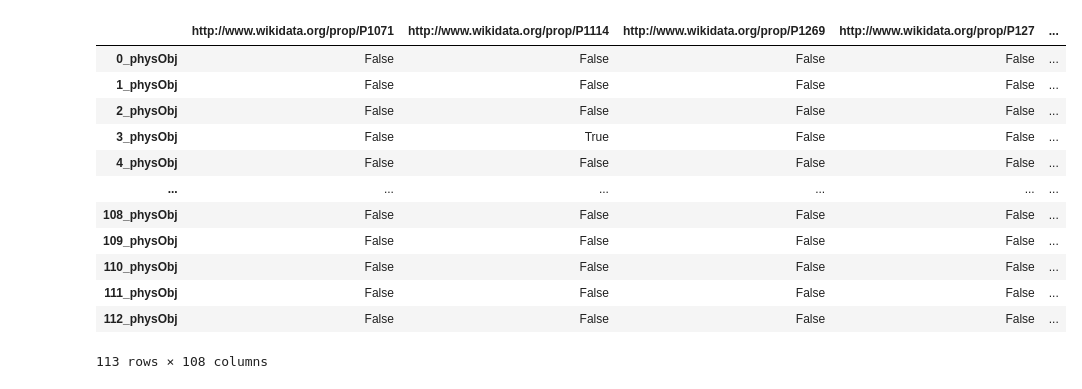
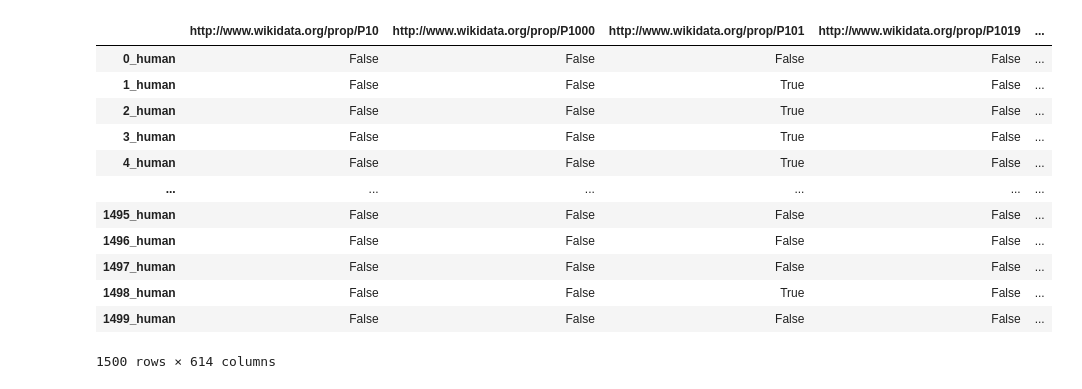
Before and after one commit to nyomangedar/GA_aids_classification, a Jupyter notebook: MergeAll/MergeAll_Proccessing.ipynb, the cells around one changed output. Saved outputs shown, nothing was run; the diff lists cells and outputs as text; code cells hidden in the pictures.

```diff
--- a/MergeAll/MergeAll_Proccessing.ipynb
+++ b/MergeAll/MergeAll_Proccessing.ipynb
@@ -74,15 +77,16 @@ SELECT ?s (COUNT(?prop) AS ?total) {
 
   SELECT DISTINCT ?s ?prop
     WHERE {
-    ?s wdt:P31 wd:Q223557 .
+    ?s wdt:P31 wd:Q5 .
     ?s ?prop ?value .
 }
 
 } GROUP BY ?s
 ORDER BY DESC(?total)
+limit 1500
 """)
 sparql.setReturnFormat(JSON)
-results_physObj = sparql.query().convert()
+results_human = sparql.query().convert()
 # %%
 sparql.setQuery("""
 PREFIX wd: <http://www.wikidata.org/entity/>
@@ -289,43 +289,43 @@ df_taxon
 # %%
-res_physObj = []
-for results in results_physObj["results"]["bindings"]:
+res_human = []
+for results in results_human["results"]["bindings"]:
     entity = str(results["s"]["value"]).split('/')
-    res_physObj.append(entity[-1])
+    res_human.append(entity[-1])
 db = []
-for i in range(len(res_physObj)):
+for i in range(len(res_human)):
     query_string = """
     PREFIX wd: <http://www.wikidata.org/entity/>
     SELECT DISTINCT ?s ?prop {
-    VALUES ?s {wd:""" + res_physObj[i] + """}
+    VALUES ?s {wd:""" + res_human[i] + """}
     ?s ?prop ?value .
     }
     """
 
     sparql.setQuery(query_string)
     sparql.setReturnFormat(JSON)
-    results_physObj = sparql.query().convert()
+    results_human = sparql.query().convert()
     propLabel = []
-    for results in results_physObj["results"]["bindings"]:
+    for results in results_human["results"]["bindings"]:
         propLabel.append(results["prop"]["value"])
     db.append(propLabel)
 te_ary = te.fit(db).transform(db)
-df_physObj = pd.DataFrame(te_ary, columns=te.columns_)
-label_physObj = ["PhysObj"] * len(df_physObj)
-df_physObj["Label"] = label_physObj
-df_physObj = df_physObj.rename('{}_physObj'.format)
-df_physObj
+df_human = pd.DataFrame(te_ary, columns=te.columns_)
+label_human = ["Human"] * len(df_human)
+df_human["Label"] = label_human
+df_human = df_human.rename('{}_human'.format)
+df_human
 # %% [output]
-|  | http://www.wikidata.org/prop/P1071 | http://www.wikidata.org/prop/P1114 | http://www.wikidata.org/prop/P1269 | http://www.wikidata.org/prop/P127 | ... |
-| 0_physObj | False | False | False | False | ... |
-| 1_physObj | False | False | False | False | ... |
-| 2_physObj | False | False | False | False | ... |
-| 3_physObj | False | True | False | False | ... |
-| 4_physObj | False | False | False | False | ... |
+|  | http://www.wikidata.org/prop/P10 | http://www.wikidata.org/prop/P1000 | http://www.wikidata.org/prop/P101 | http://www.wikidata.org/prop/P1019 | ... |
+| 0_human | False | False | False | False | ... |
+| 1_human | False | False | True | False | ... |
+| 2_human | False | False | True | False | ... |
+| 3_human | False | False | True | False | ... |
+| 4_human | False | False | True | False | ... |
 | ... | ... | ... | ... | ... | ... |
-| 108_physObj | False | False | False | False | ... |
-| 109_physObj | False | False | False | False | ... |
-| 110_physObj | False | False | False | False | ... |
-| 111_physObj | False | False | False | False | ... |
-| 112_physObj | False | False | False | False | ... |
+| 1495_human | False | False | False | False | ... |
+| 1496_human | False | False | False | False | ... |
+| 1497_human | False | False | False | False | ... |
+| 1498_human | False | False | True | False | ... |
+| 1499_human | False | False | False | False | ... |
-113 rows × 108 columns
+1500 rows × 614 columns
 # %%
```
Also changed, not shown: parts of 11 cells of this notebook, 7 other files.
